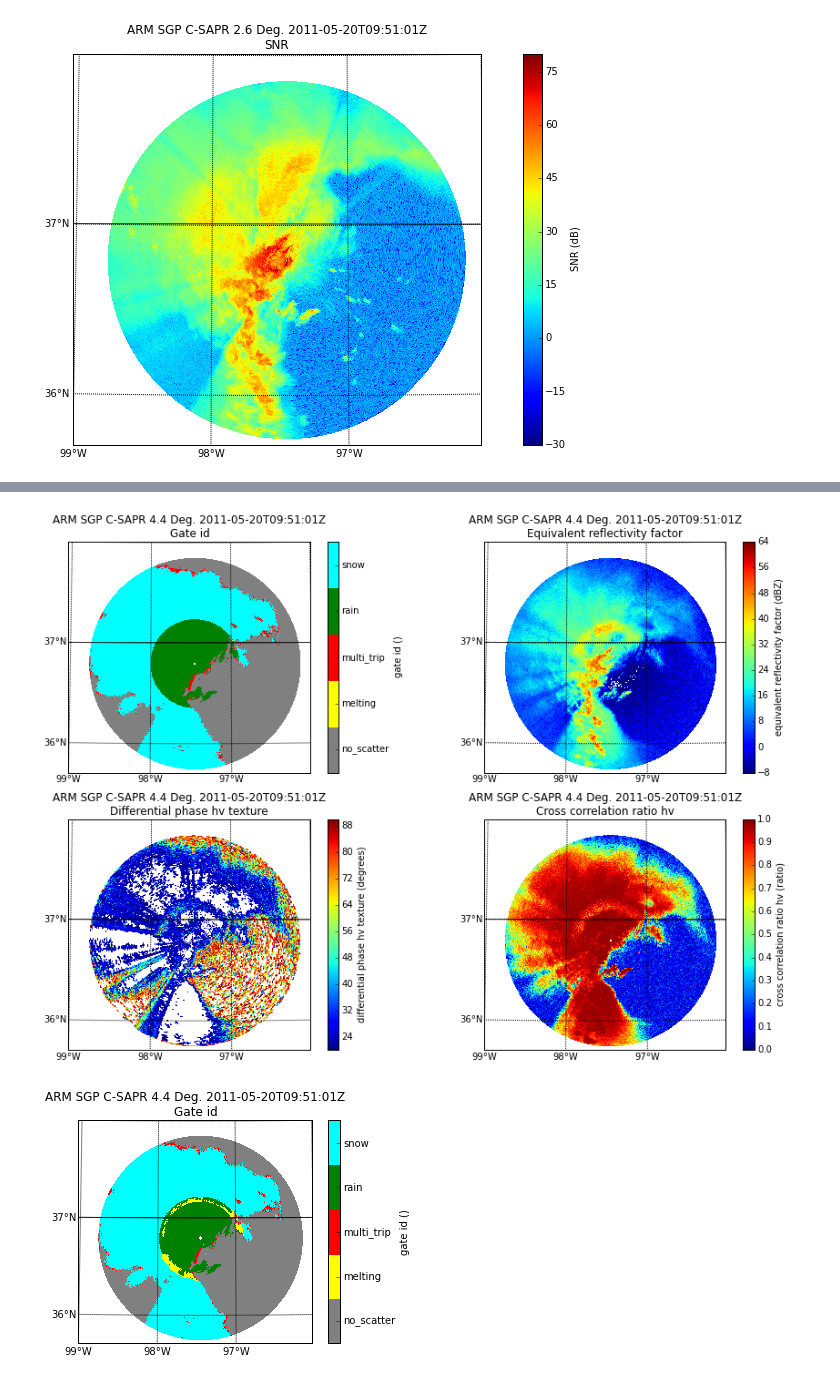
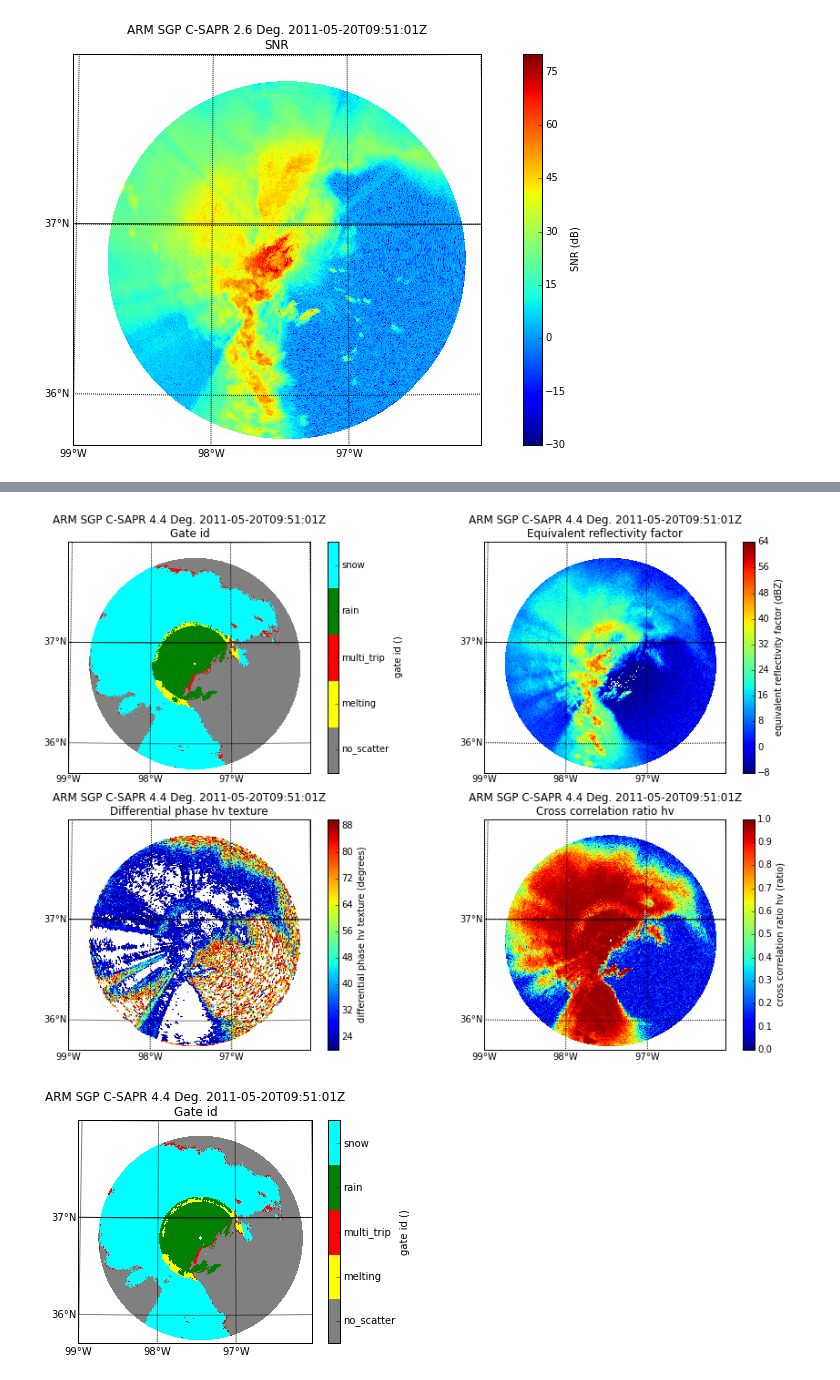
Before and after one commit to ANL-DIGR/openvap, a Jupyter notebook: development/cmac2/notebooks/3 Testing Py-ART implimentations .ipynb, the cells around one changed output, grey strips where cells are left out. Saved outputs shown, nothing was run; the diff lists cells and outputs as text; code cells hidden in the pictures.

```diff
--- a/development/cmac2/notebooks/3 Testing Py-ART implimentations .ipynb
+++ b/development/cmac2/notebooks/3 Testing Py-ART implimentations .ipynb
@@ -134,7 +137,9 @@ display.plot_ppi_map('SNR', sweep = 3, vmin = -30, vmax = 80,
 [figure]
 # %%
 #moment : [[start_up, finish_up, start_down, finish_down], weight]
-def cum_score_fuzzy_logic(radar, mbfs = None, debug = False):
+def cum_score_fuzzy_logic(radar, mbfs = None,
+                          debug = False, ret_scores = False,
+                          hard_const = None):
     if mbfs == None:
         second_trip = {'differential_phase_texture' : [[0,0,80,90], 1.0],
                        'cross_correlation_ratio' : [[.5,.7,1,1], 0.0],
@@ -177,13 +182,25 @@ def cum_score_fuzzy_logic(radar, mbfs = None, debug = False):
     scores = {}
     for key in mbfs.keys():
         if debug: print('Doing ' + key)
-        this_score = np.zeros(flds['normalized_coherent_power']['data'].shape).flatten() * 0.0
+        this_score = np.zeros(flds[flds.keys()[0]]['data'].shape).flatten() * 0.0
         for MBF in mbfs[key].keys():
             this_score = fuzz.trapmf(flds[MBF]['data'].flatten(),
                                      mbfs[key][MBF][0] )*mbfs[key][MBF][1] + this_score
 
         this_score = this_score.reshape(flds[flds.keys()[0]]['data'].shape)
         scores.update({key: ndimage.filters.median_filter(this_score, size = [3,4])})
+    if hard_const != None:
+        # hard_const = [[class, field, (v1, v2)], ...]
+        for this_const in hard_const:
+            if debug: print('Doing hard constraining ', this_const[0])
+            key = this_const[0]
+            const = this_const[1]
+            fld_data = radar.fields[const]['data']
+            lower = this_const[2][0]
+            upper = this_const[2][1]
+            const_area = np.where(np.logical_and(fld_data >= lower, fld_data <= upper))
+            if debug: print(const_area)
+            scores[key][const_area] = 0.0
     stacked_scores = np.dstack([scores[key] for key in scores.keys() ])
     #sum_of_scores = stacked_scores.sum(axis = 2)
     #print(sum_of_scores.shape)
@@ -204,9 +221,15 @@ def cum_score_fuzzy_logic(radar, mbfs = None, debug = False):
     gid['notes'] = strgs
     gid['valid_max'] = max_score.max()
     gid['valid_min'] = 0.0
-    return gid, scores.keys()
+    if ret_scores == False:
+        rv = (gid, scores.keys())
+    else:
+        rv = (gid, scores.keys(), scores)
+    return rv
 # %%
-gid_fld, cats = cum_score_fuzzy_logic(csapr_radar, debug = True)
+hard_const = [['melting' , 'sounding_temperature', (6, 100)]]
+
+gid_fld, cats = cum_score_fuzzy_logic(csapr_radar, debug = True, hard_const = hard_const)
 # %% [output]
 Doing no_scatter
 Doing melting
@@ -216,35 +247,47 @@ Doing snow
+# %%
+def fix_rain_above_bb(gid_fld, rain_class, melt_class, snow_class):
+    new_gid = deepcopy(gid_fld)
+    for ray_num in range(new_gid['data'].shape[0]):
+        if melt_class in new_gid['data'][ray_num, :]:
+            max_loc = np.where(new_gid['data'][ray_num, :] == melt_class)[0].max()
+            rain_above_locs = np.where(new_gid['data'][ray_num, max_loc:] == rain_class)[0] + max_loc
+            new_gid['data'][ray_num, rain_above_locs] = snow_class
+    return new_gid
 # %%
-csapr_radar.add_field('gate_id', gid_fld, replace_existing = True)
+csapr_radar.add_field('gate_id', fix_rain_above_bb(gid_fld, 3, 1, 5),
+                      replace_existing = True)
 # %%
+display = pyart.graph.RadarMapDisplay(csapr_radar)
+
 f = plt.figure(figsize = [15,10])
 plt.subplot(2, 2, 1)
 lab_colors=['gray','yellow', 'red', 'green', 'cyan' ]
 cmap = matplotlib.colors.ListedColormap(lab_colors)
 display.plot_ppi_map('gate_id', sweep = 5,
                      min_lon = min_lon, max_lon = max_lon, min_lat = min_lat, max_lat = max_lat,
                      resolution = 'l', cmap = cmap, vmin = 0, vmax = 5)
 cbax=plt.gca()
 #labels = [item.get_text() for item in cbax.get_xticklabels()]
 #my_display.cbs[-1].ax.set_yticklabels(cats)
 tick_locs   = np.linspace(0,len(cats) -1 ,len(cats))+0.5
 display.cbs[-1].locator     = matplotlib.ticker.FixedLocator(tick_locs)
 display.cbs[-1].formatter   = matplotlib.ticker.FixedFormatter(cats)
 display.cbs[-1].update_ticks()
 plt.subplot(2, 2, 2)
 display.plot_ppi_map('reflectivity', sweep = 5, vmin = -8, vmax = 64,
                       min_lon = min_lon, max_lon = max_lon, min_lat = min_lat, max_lat = max_lat,
                      resolution = 'l')
 
 plt.subplot(2, 2, 3)
 display.plot_ppi_map('differential_phase_texture', sweep = 5, vmin =20, vmax = 90,
                      min_lon = min_lon, max_lon = max_lon, min_lat = min_lat, max_lat = max_lat,
                      resolution = 'l')
 plt.subplot(2, 2, 4)
 display.plot_ppi_map('cross_correlation_ratio', sweep = 5, vmin = 0, vmax = 1,
                       min_lon = min_lon, max_lon = max_lon, min_lat = min_lat, max_lat = max_lat,
                      resolution = 'l')
 # %% [output]
-[figure, old version]
+[figure, new version]
 # %%
 min_lon=-99.
 max_lon=-96.
```
Also changed, not shown: parts of 22 cells of this notebook.
